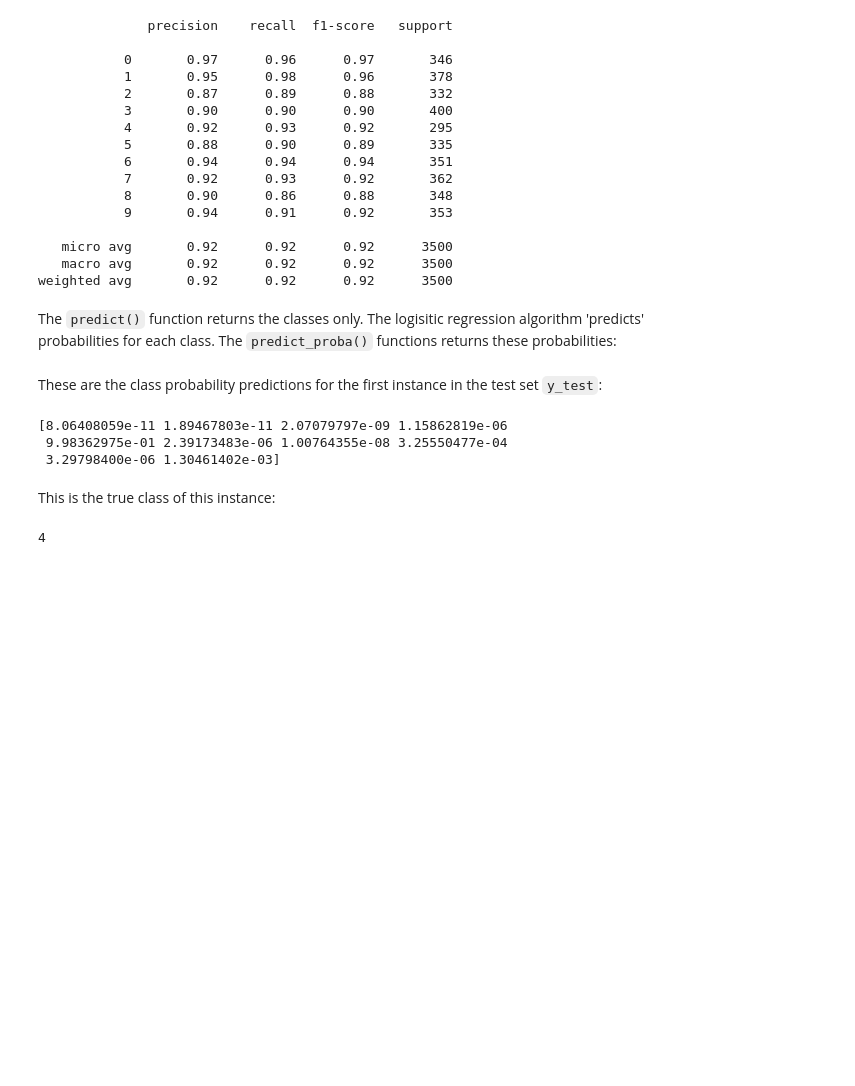
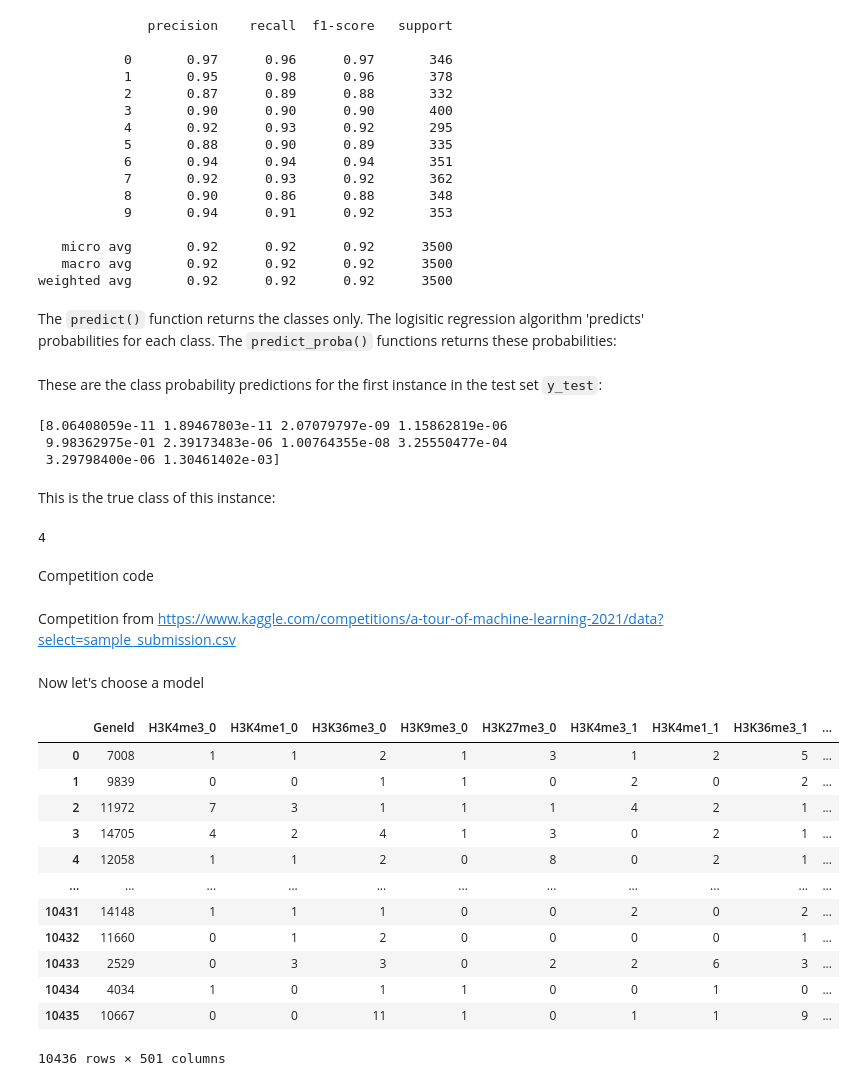
Before and after one commit to JavBurgoa/Machine-Learning-Course-2days, a Jupyter notebook: mnist_JavierNotes.ipynb, the cells around one changed output. Saved outputs shown, nothing was run; the diff lists cells and outputs as text; code cells hidden in the pictures; blank space fills up the shorter version.

```diff
--- a/mnist_JavierNotes.ipynb
+++ b/mnist_JavierNotes.ipynb
@@ -431,3 +431,7 @@ This is the true class of this instance:
 print(y_test[1])
 # %% [output]
 4
+# %% [markdown]
+Competition code
+# %% [markdown]
+Competition from https://www.kaggle.com/competitions/a-tour-of-machine-learning-2021/data?select=sample_submission.csv
@@ -433,0 +444,18 @@ print(y_test[1])
+# %% [markdown]
+Now let's choose a model
+# %%
+X_train
+# %% [output]
+|  | GeneId | H3K4me3_0 | H3K4me1_0 | H3K36me3_0 | H3K9me3_0 | H3K27me3_0 | H3K4me3_1 | H3K4me1_1 | H3K36me3_1 | ... |
+| 0 | 7008 | 1 | 1 | 2 | 1 | 3 | 1 | 2 | 5 | ... |
+| 1 | 9839 | 0 | 0 | 1 | 1 | 0 | 2 | 0 | 2 | ... |
+| 2 | 11972 | 7 | 3 | 1 | 1 | 1 | 4 | 2 | 1 | ... |
+| 3 | 14705 | 4 | 2 | 4 | 1 | 3 | 0 | 2 | 1 | ... |
+| 4 | 12058 | 1 | 1 | 2 | 0 | 8 | 0 | 2 | 1 | ... |
+| ... | ... | ... | ... | ... | ... | ... | ... | ... | ... | ... |
+| 10431 | 14148 | 1 | 1 | 1 | 0 | 0 | 2 | 0 | 2 | ... |
+| 10432 | 11660 | 0 | 1 | 2 | 0 | 0 | 0 | 0 | 1 | ... |
+| 10433 | 2529 | 0 | 3 | 3 | 0 | 2 | 2 | 6 | 3 | ... |
+| 10434 | 4034 | 1 | 0 | 1 | 1 | 0 | 0 | 1 | 0 | ... |
+| 10435 | 10667 | 0 | 0 | 11 | 1 | 0 | 1 | 1 | 9 | ... |
+10436 rows × 501 columns
```
Also changed, not shown: parts of 11 cells of this notebook.
